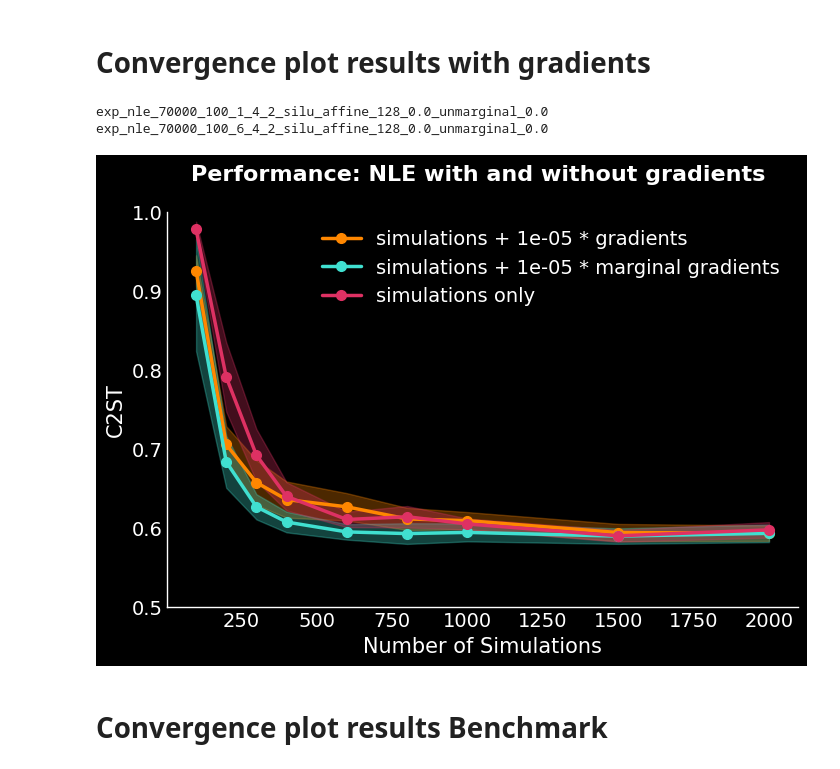
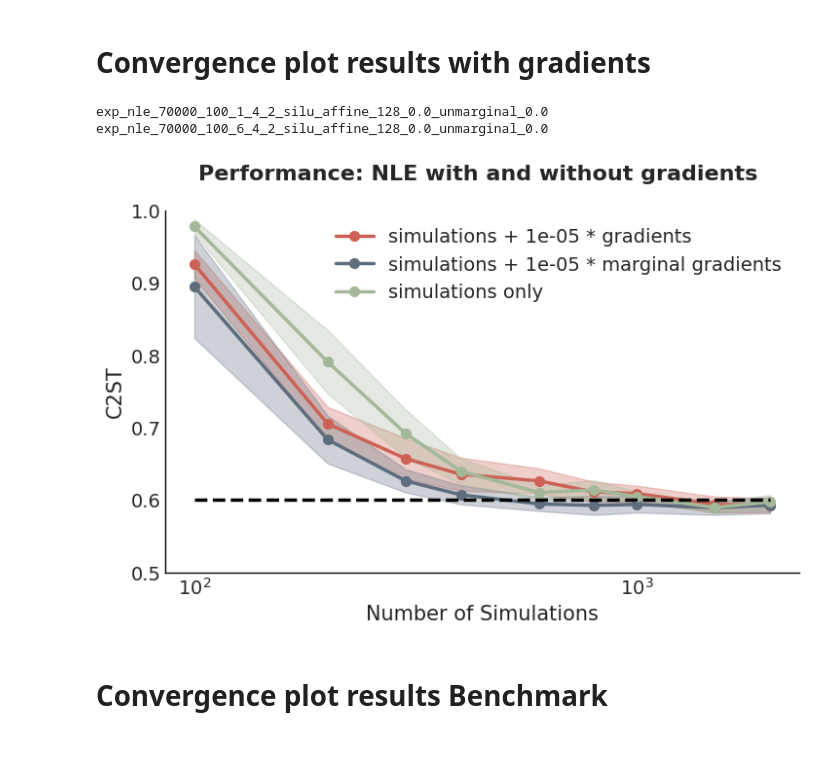
Before and after one commit to LSSTDESC/sbi_bm_lens, a Jupyter notebook: notebooks/convergence_results.ipynb, the cells around one changed output. Cells and saved outputs as stored; diff of their text form; code cells hidden in the pictures.

Commit message:
updt notebook results + cvg hmc notebook

```diff
--- a/notebooks/convergence_results.ipynb
+++ b/notebooks/convergence_results.ipynb
@@ -33,0 +44,12 @@ COLOR_MAP = [
+# %%
+simu_budget =  [200, 500, 1000, 1500, 2000, 3000, 5000, 10_000, 20_000, 50_000, 100_000]
+
+ess_store = jnp.load('/content/sbi_bm_lens/results/convergence_hmc_results_ess.npy')
+ess_store = jnp.round(jnp.min(jnp.array(ess_store), axis = 1))
+
+def forward(x):
+    return np.interp(x, simu_budget, ess_store)
+
+
+def inverse(x):
+    return np.interp(x, ess_store, simu_budget)
@@ -34,22 +98,21 @@ COLOR_MAP = [
 # %% [markdown]
 # Convergence plot results with gradients
 # %%
-
 az.style.use("arviz-white")
-plt.style.use("dark_background")
+# plt.style.use("dark_background")
 # az.style.use("arviz-darkgrid")
 # plt.rcParams["figure.figsize"] = (15,8)
 plt.rcParams["lines.linewidth"] = 2.5
 plt.rcParams['lines.markersize'] = 7
 
 # colmap = ['#FD5F00', '#8AD5E6']
-# colmap=['#D68910', '#CD6155', '#5D6D7E']
+colmap=['#cd6155', '#5d6d7e', '#a3b899']
 
-colmap = [
-    '#FF8700',
-    '#40E0D0',
-    '#DE3163'
-]
+# colmap = [
+#     '#FF8700',
+#     '#40E0D0',
+#     '#DE3163'
+# ]
 
 table = pd.read_table("/content/sbi_bm_lens/results/results_bm_grad.csv", sep=',')
 
@@ -125,38 +188,45 @@ for info in info_setup:
         sim['score_type:{}_score_noise:{}_score_weight:{}'.format(score, score_noise, score_weight)] = store_sim
 
 
-plt.figure(figsize=(7,5))
+# plt.figure(figsize=(7,5))
 
 
 for i, info in enumerate(info_setup):
 
     score, score_noise, score_weight = info
     mean_y = jnp.array(metric_mean['score_type:{}_score_noise:{}_score_weight:{}'.format(score, score_noise, score_weight)])
     std_y = jnp.array(metric_std['score_type:{}_score_noise:{}_score_weight:{}'.format(score, score_noise, score_weight)])
     axex = jnp.array(sim['score_type:{}_score_noise:{}_score_weight:{}'.format(score, score_noise, score_weight)])
 
 
     plt.plot(
         axex,
         mean_y,
         label = legend[i],
         marker = 'o',
         c = colmap[i]
     )
     plt.fill_between(axex, mean_y + 0.8 * std_y, mean_y - 0.8 * std_y, alpha = 0.3, color = colmap[i])
 
+plt.semilogx(
+    axex,
+    0.6 * jnp.ones(len(axex)),
+    '--',
+    c = 'black'
+)
+
 plt.ylim([0.5,1])
 # plt.xscale('log')
 plt.xlabel('Number of Simulations')
 plt.ylabel('C2ST')
 plt.legend()
 
 plt.title('Performance: NLE with and without gradients \n', fontweight='bold')
-plt.savefig('NLE_grad_bm.png', transparent=True)
+plt.savefig('NLE_grad_bm.pdf', transparent=True)
 # %% [output]
 exp_nle_70000_100_1_4_2_silu_affine_128_0.0_unmarginal_0.0
 exp_nle_70000_100_6_4_2_silu_affine_128_0.0_unmarginal_0.0
-[figure, old version]
+[figure, new version]
 # %% [markdown]
 # Convergence plot results Benchmark
 # %%
```
Also changed, not shown: parts of 6 cells of this notebook, 1 other file.
